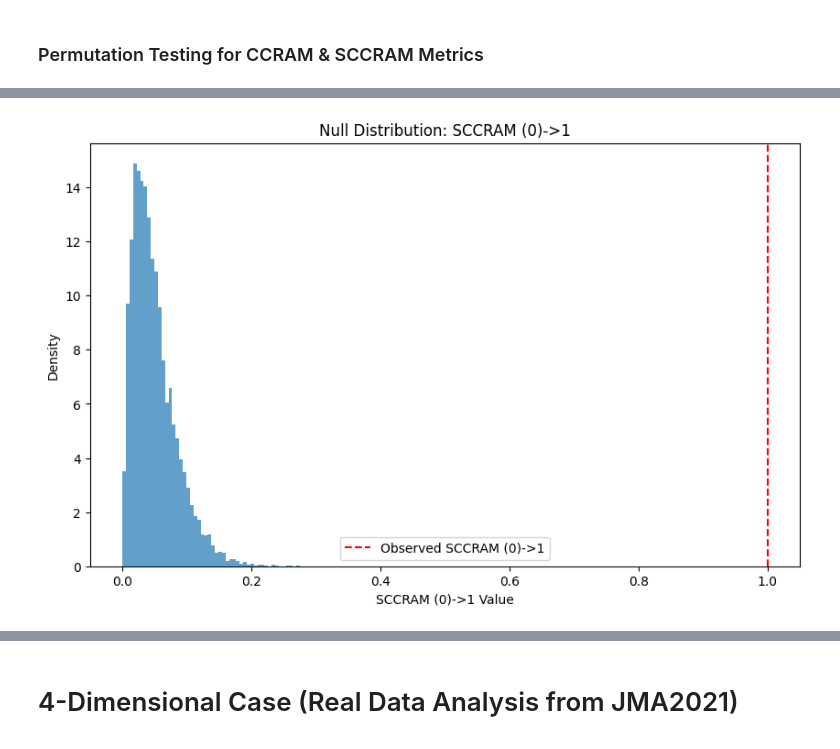
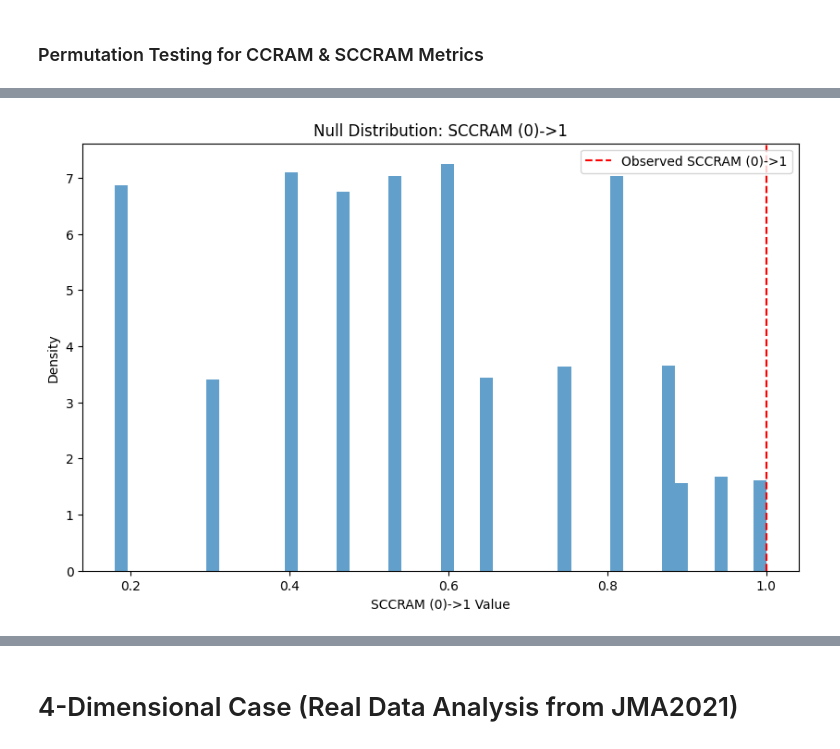
Before and after one commit to dmavani25/discopula, a Jupyter notebook: examples/jupyter/02_StatSim_Generic_Bootstrapping_and_Permutation_Tests_Usage_Demonstration.ipynb, the cells around one changed output, grey strips where cells are left out. Cells and saved outputs as stored; diff of their text form; code cells hidden in the pictures.

```diff
--- a/examples/jupyter/02_StatSim_Generic_Bootstrapping_and_Permutation_Tests_Usage_Demonstration.ipynb
+++ b/examples/jupyter/02_StatSim_Generic_Bootstrapping_and_Permutation_Tests_Usage_Demonstration.ipynb
@@ -168,14 +163,14 @@ perm_result.histogram_fig
 # %%
 scaled_perm_result = permutation_test_ccram(
-    contingency_table,
+    gen_copula=copula,
     from_axes=[0],
     to_axis=1,
     scaled=True,
     alternative='greater',
     n_resamples=9999
 )
 # %% [output]
-[figure, old version]
+[figure, new version]
 # %%
 print(f"Metric Name: {scaled_perm_result.metric_name}")
 print(f"Observed Value: {scaled_perm_result.observed_value:.4f}")
```
Also changed, not shown: parts of 29 cells of this notebook, 5 other files.
